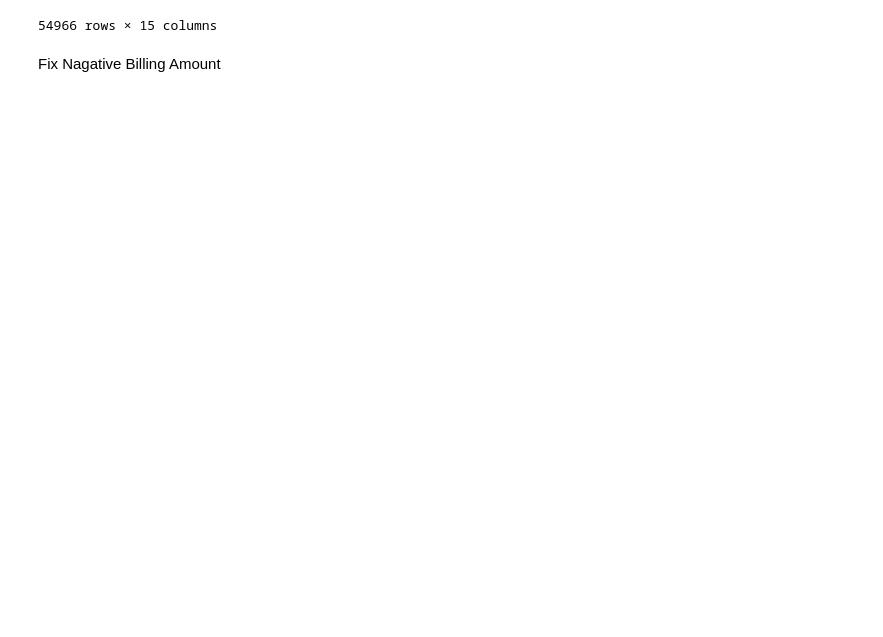
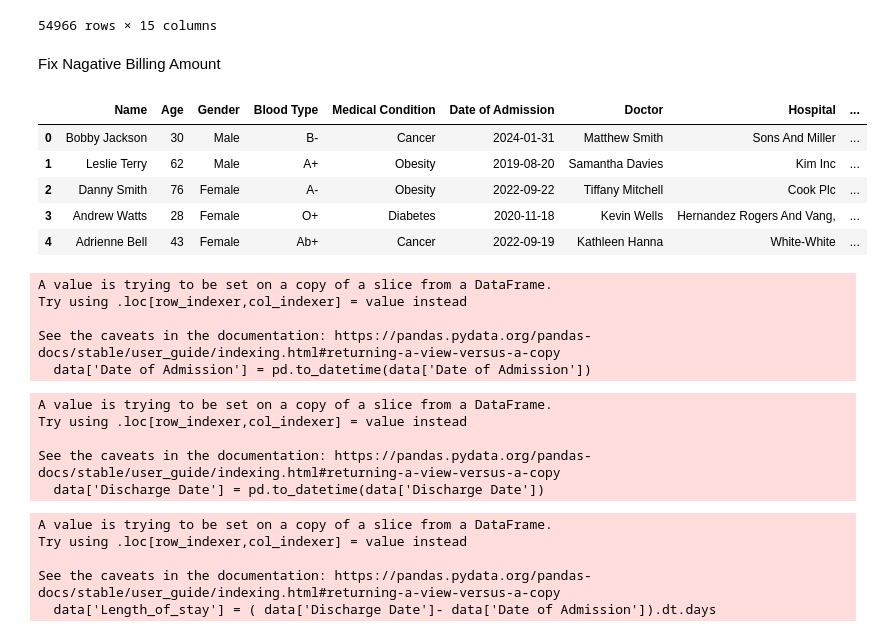
Before and after one commit to sarfarazsaba11/EDA-practice-, a Jupyter notebook: healthcare_data/clean.ipynb, the cells around one changed output. Drawn from its saved outputs; the diff is of its cells as text; code cells hidden in the pictures; blank space fills up the shorter version.

```diff
--- a/healthcare_data/clean.ipynb
+++ b/healthcare_data/clean.ipynb
@@ -187,8 +190,35 @@ Fix Nagative Billing Amount
 # %%
 data.loc[data['Billing Amount']<0,"Billing Amount"] = data['Billing Amount'].mean()
 # %%
-df.head()
+data.head()
+# %% [output]
+|  | Name | Age | Gender | Blood Type | Medical Condition | Date of Admission | Doctor | Hospital | ... |
+| 0 | Bobby Jackson | 30 | Male | B- | Cancer | 2024-01-31 | Matthew Smith | Sons And Miller | ... |
+| 1 | Leslie Terry | 62 | Male | A+ | Obesity | 2019-08-20 | Samantha Davies | Kim Inc | ... |
+| 2 | Danny Smith | 76 | Female | A- | Obesity | 2022-09-22 | Tiffany Mitchell | Cook Plc | ... |
+| 3 | Andrew Watts | 28 | Female | O+ | Diabetes | 2020-11-18 | Kevin Wells | Hernandez Rogers And Vang, | ... |
+| 4 | Adrienne Bell | 43 | Female | Ab+ | Cancer | 2022-09-19 | Kathleen Hanna | White-White | ... |
 # %%
-df['Date of Admission'] = pd.to_datetime(df['Date of Admission'])
+data['Date of Admission'] = pd.to_datetime(data['Date of Admission'])
+# %% [output]
+A value is trying to be set on a copy of a slice from a DataFrame.
+Try using .loc[row_indexer,col_indexer] = value instead
+
+See the caveats in the documentation: https://pandas.pydata.org/pandas-docs/stable/user_guide/indexing.html#returning-a-view-versus-a-copy
+  data['Date of Admission'] = pd.to_datetime(data['Date of Admission'])
 # %%
-df['Discahrge Date'] = pd.to_datetime(df['Discharge Date '])
+data['Discharge Date'] = pd.to_datetime(data['Discharge Date'])
+# %% [output]
+A value is trying to be set on a copy of a slice from a DataFrame.
+Try using .loc[row_indexer,col_indexer] = value instead
+
+See the caveats in the documentation: https://pandas.pydata.org/pandas-docs/stable/user_guide/indexing.html#returning-a-view-versus-a-copy
+  data['Discharge Date'] = pd.to_datetime(data['Discharge Date'])
+# %%
+data['Length_of_stay'] = ( data['Discharge Date']- data['Date of Admission']).dt.days
+# %% [output]
+A value is trying to be set on a copy of a slice from a DataFrame.
+Try using .loc[row_indexer,col_indexer] = value instead
+
+See the caveats in the documentation: https://pandas.pydata.org/pandas-docs/stable/user_guide/indexing.html#returning-a-view-versus-a-copy
+  data['Length_of_stay'] = ( data['Discharge Date']- data['Date of Admission']).dt.days
```
Also changed, not shown: parts of 13 cells of this notebook.
